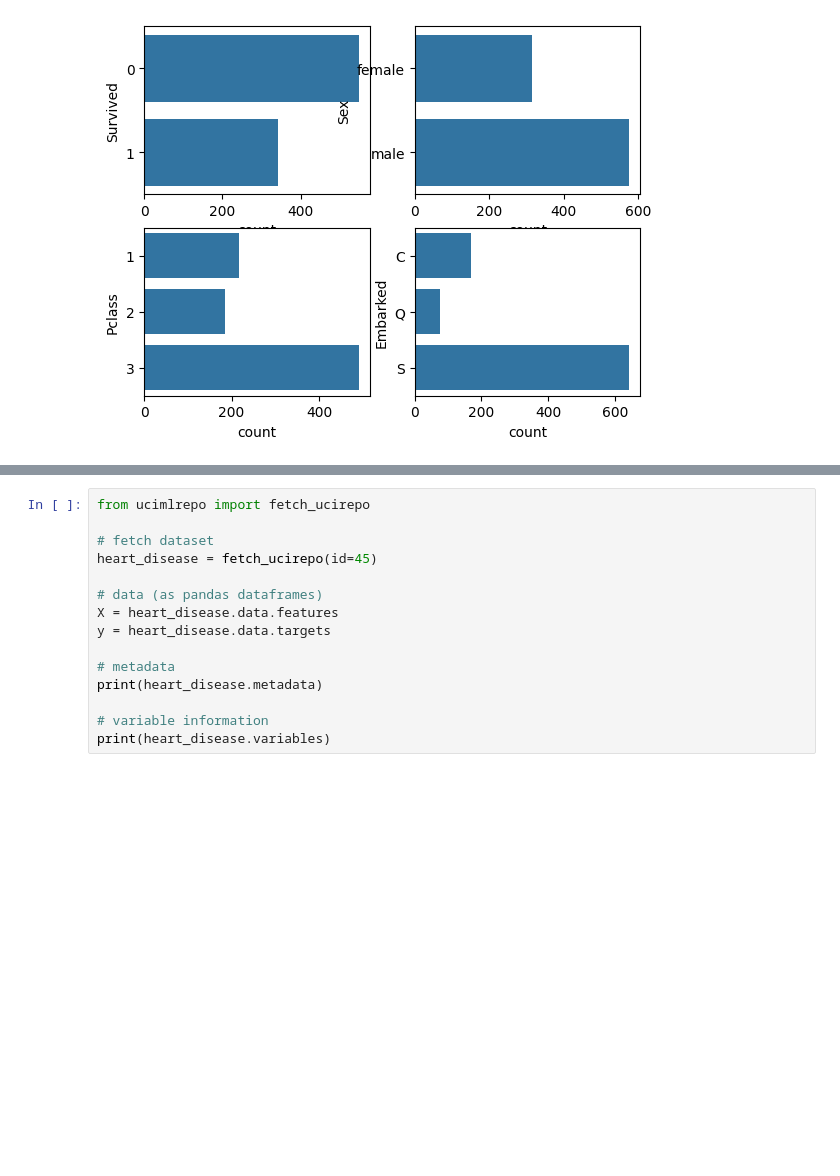
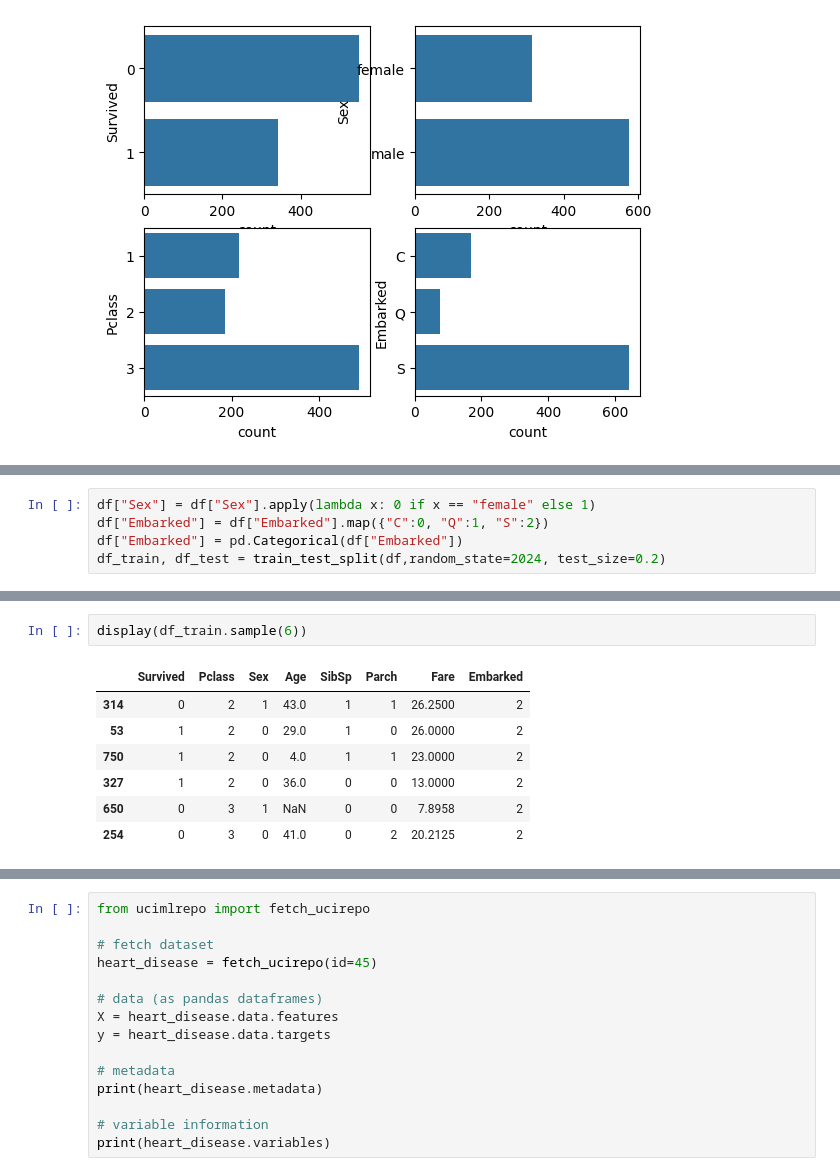
Before and after one commit to a70mico/titanic, a Jupyter notebook: notebook.ipynb, the cells around one changed output, grey strips where cells are left out. Saved outputs shown, nothing was run; the diff lists cells and outputs as text; blank space fills up the shorter version.

```diff
--- a/notebook.ipynb
+++ b/notebook.ipynb
@@ -203,0 +264,5 @@ TypeError: DataFrame.select_dtypes() got an unexpected keyword argument 'inclued
+# %%
+df["Sex"] = df["Sex"].apply(lambda x: 0 if x == "female" else 1)
+df["Embarked"] = df["Embarked"].map({"C":0, "Q":1, "S":2})
+df["Embarked"] = pd.Categorical(df["Embarked"])
+df_train, df_test = train_test_split(df,random_state=2024, test_size=0.2)
@@ -203,0 +305,10 @@ TypeError: DataFrame.select_dtypes() got an unexpected keyword argument 'inclued
+# %%
+display(df_train.sample(6))
+# %% [output]
+|  | Survived | Pclass | Sex | Age | SibSp | Parch | Fare | Embarked |
+| 314 | 0 | 2 | 1 | 43.0 | 1 | 1 | 26.2500 | 2 |
+| 53 | 1 | 2 | 0 | 29.0 | 1 | 0 | 26.0000 | 2 |
+| 750 | 1 | 2 | 0 | 4.0 | 1 | 1 | 23.0000 | 2 |
+| 327 | 1 | 2 | 0 | 36.0 | 0 | 0 | 13.0000 | 2 |
+| 650 | 0 | 3 | 1 | NaN | 0 | 0 | 7.8958 | 2 |
+| 254 | 0 | 3 | 0 | 41.0 | 0 | 2 | 20.2125 | 2 |
```
Also changed, not shown: parts of 27 cells of this notebook.
